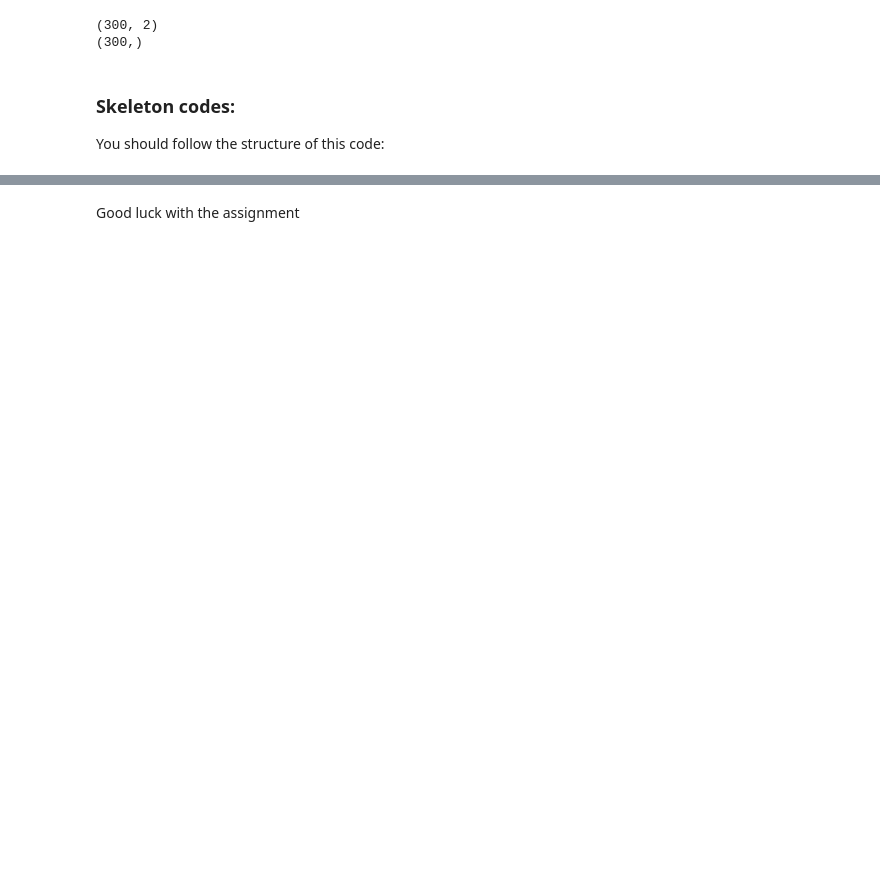
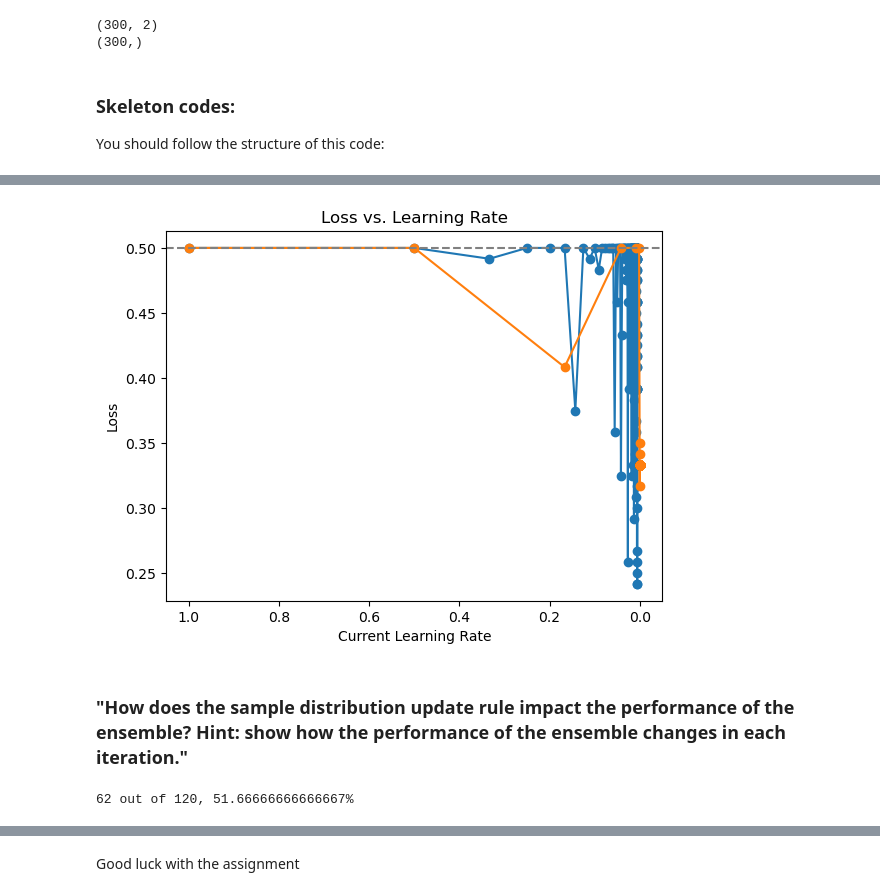
Before and after one commit to catieslaughts/IML_assignment1, a Jupyter notebook: skeleton_code.ipynb, the cells around one changed output, grey strips where cells are left out. Cells and saved outputs as stored; diff of their text form; code cells hidden in the pictures; blank space fills up the shorter version.

```diff
--- a/skeleton_code.ipynb
+++ b/skeleton_code.ipynb
@@ -127,6 +185,9 @@ class Perceptron:
         self.iter = 0
 
         curr_lr = self.learning_rate
+
+        lr_arr = np.ones(1)*curr_lr
+        loss_arr = np.ones(1)*calc_loss(self.predict(X),y)
         # Count the number of samples not correctly classified
         while self.any_false and self.iter < self.max_iter:
             #print(curr_lr)
@@ -145,11 +206,13 @@ class Perceptron:
             else:
                 self.any_false = True  # If there is still any misclassified sample, then the loop kees running
             self.iter += 1
-            curr_lr = self.learning_rate/self.iter
+            curr_lr = curr_lr/self.iter
+            lr_arr = np.append(lr_arr, curr_lr)
+            loss_arr = np.append(loss_arr, calc_loss(self.predict(X),y))
         #print(self.w)
         #print(self.b)
 
-        return
+        return lr_arr, loss_arr
 
     def predict(self, x, **kwargs) -> np.ndarray:
         """ Implement the prediction strategy here
@@ -256,7 +318,7 @@ class BoostingAlgorithm:
 
         return prediction
 # %%
-def run(n_estimators,**kwargs):
+def run(n_estimators = 100, dataset = './dataset1.npz', **kwargs):
     """ Single run of your classifier
     # Load the data
     X, y = load_data()
@@ -273,10 +335,11 @@ def run(n_estimators,**kwargs):
     y_pred = base.predict(X_test, "other parameters")
     score = SCORING(y_pred, y_test)
     """
-    X, y = load_data('./dataset2.npz')
+
+    X, y = load_data(dataset)
     idx_array = np.arange(y.size)
 
-    training_size = 150 #number of points to be selected for the training set
+    training_size = int(.6*y.size) #number of points to be selected for the training set
     train_idx = np.random.choice(idx_array, size=training_size, replace=False)
 
     X_train, y_train = X[train_idx], y[train_idx]
@@ -287,4 +350,7 @@ def run(n_estimators,**kwargs):
     strong_learner.fit(X_train, y_train)
     output = strong_learner.predict(X_test)
 
-    return X_test, y_test, output
+    all_learners = strong_learner.learners
+    alphas = strong_learner.alpha
+
+    return X_test, y_test, output, all_learners, alphas
@@ -325,0 +371,35 @@ print(str(np.sum(output==y))+' out of '+str(output.size)+', '+str((np.sum(output
+# %%
+n_estimators = 1
+dataset = './dataset1.npz'
+
+X, y, output, all_learners, alphas = run(n_estimators, dataset = './dataset2.npz')
+# %%
+learning_rate = 1 #inital
+max_iter = 200
+
+weak_learner = Perceptron(learning_rate, max_iter)
+
+lr_arr2, loss_arr2 = weak_learner.fit(X, y)
+# %%
+plt.plot(lr_arr1[1:], loss_arr1[1:], marker = 'o', label = 'r(n) = 1/n')
+plt.plot(lr_arr2[1:], loss_arr2[1:], marker = 'o', label = 'r(n) = r(n-1)/n')
+plt.axhline(.5, c = 'grey',linestyle = 'dashed')
+plt.gca().invert_xaxis()
+plt.xlabel('Current Learning Rate')
+plt.ylabel('Loss')
+#plt.ylim([0,1])
+plt.title('Loss vs. Learning Rate')
+plt.legend
+plt.show()
+# %% [output]
+[figure, added]
+# %% [markdown]
+### "How does the sample distribution update rule impact the performance of the ensemble? Hint: show how the performance of the ensemble changes in each iteration."
+# %%
+n_estimators = 100
+dataset = './dataset2.npz'
+
+X, y, output, all_learners, alphas = run(n_estimators, dataset)
+print(str(np.sum(output==y))+' out of '+str(output.size)+', '+str((np.sum(output==y)/output.size)*100)+'%')
+# %% [output]
+62 out of 120, 51.66666666666667%
```
Also changed, not shown: parts of 13 cells of this notebook, 2 other files.
